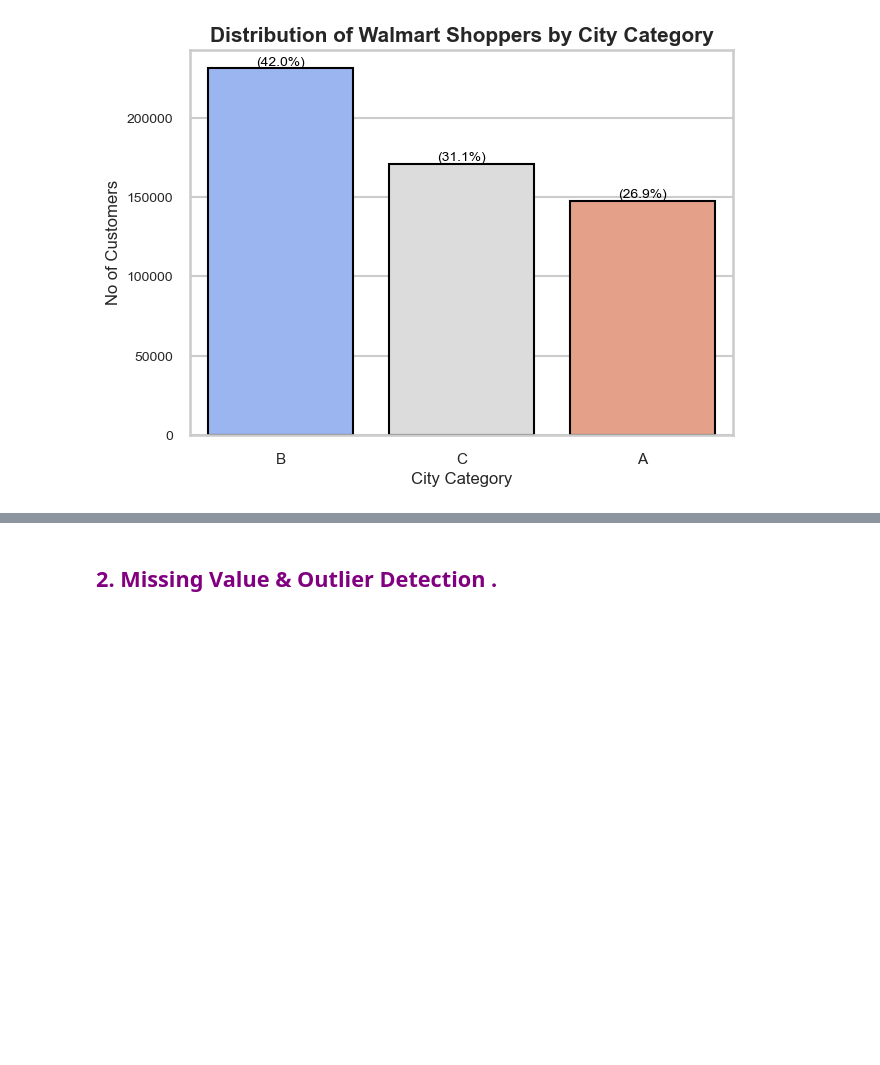
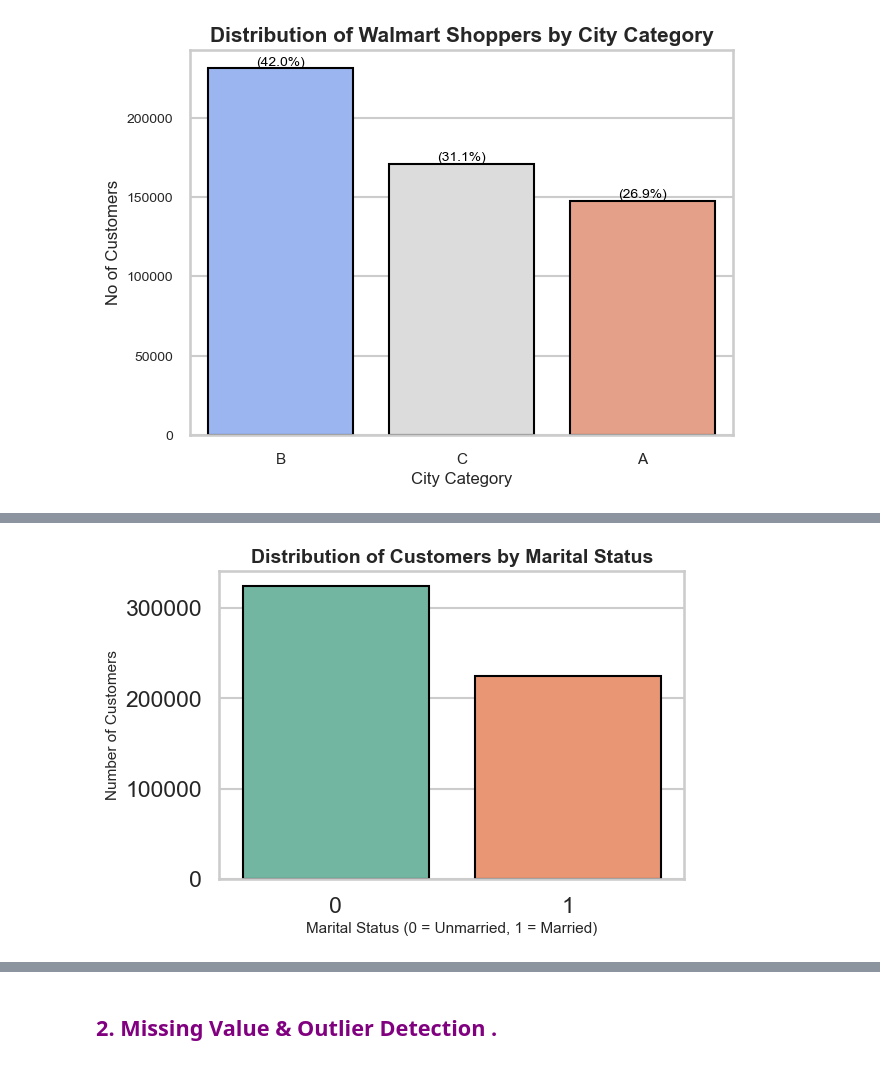
Before and after one commit to hemalatham236/Walmart--dataset--Confidence-Interval-and-CLT, a Jupyter notebook: Walmart_Business_case_CLT.ipynb, the cells around one changed output, grey strips where cells are left out. Saved outputs shown, nothing was run; the diff lists cells and outputs as text; code cells hidden in the pictures; blank space fills up the shorter version.

```diff
--- a/Walmart_Business_case_CLT.ipynb
+++ b/Walmart_Business_case_CLT.ipynb
@@ -293,0 +331,9 @@ plt.show()
+# %%
+plt.figure(figsize=(6,4))
+sns.countplot(data=df, x='Marital_Status', palette='Set2', edgecolor='black')
+plt.title('Distribution of Customers by Marital Status', fontsize=14, weight='bold')
+plt.xlabel('Marital Status (0 = Unmarried, 1 = Married)', fontsize=11)
+plt.ylabel('Number of Customers', fontsize=11)
+plt.show()
+# %% [output]
+[figure, added]
```
Also changed, not shown: parts of 81 cells of this notebook.
